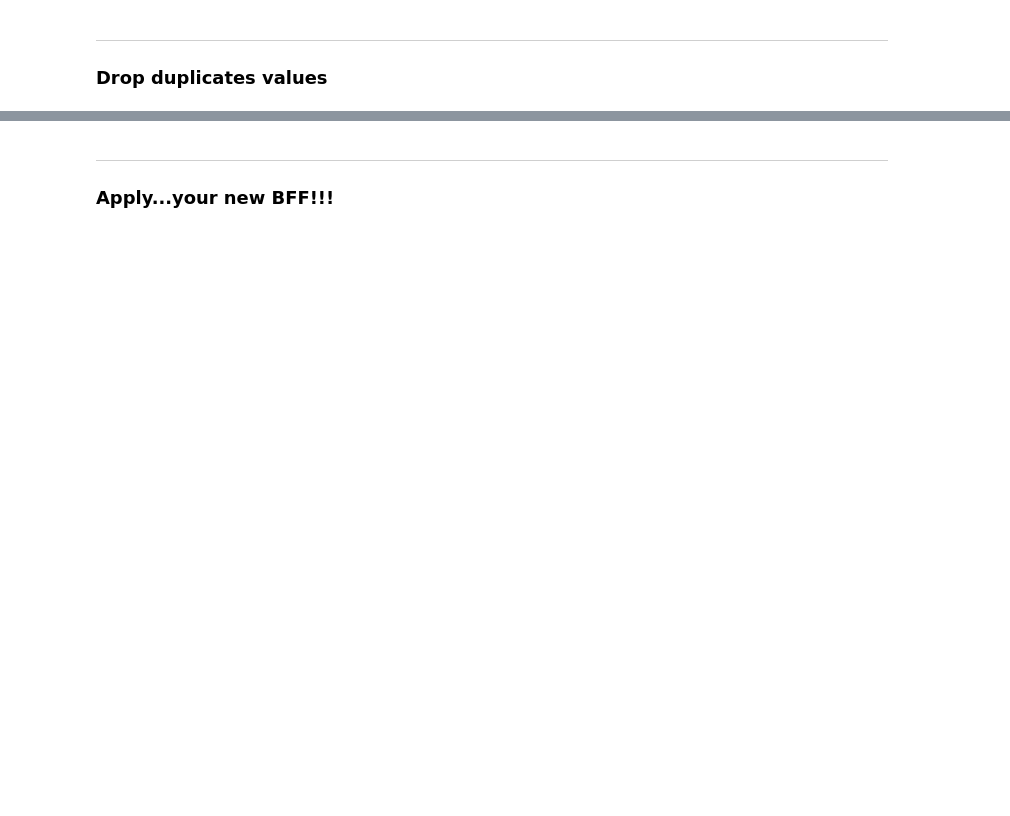
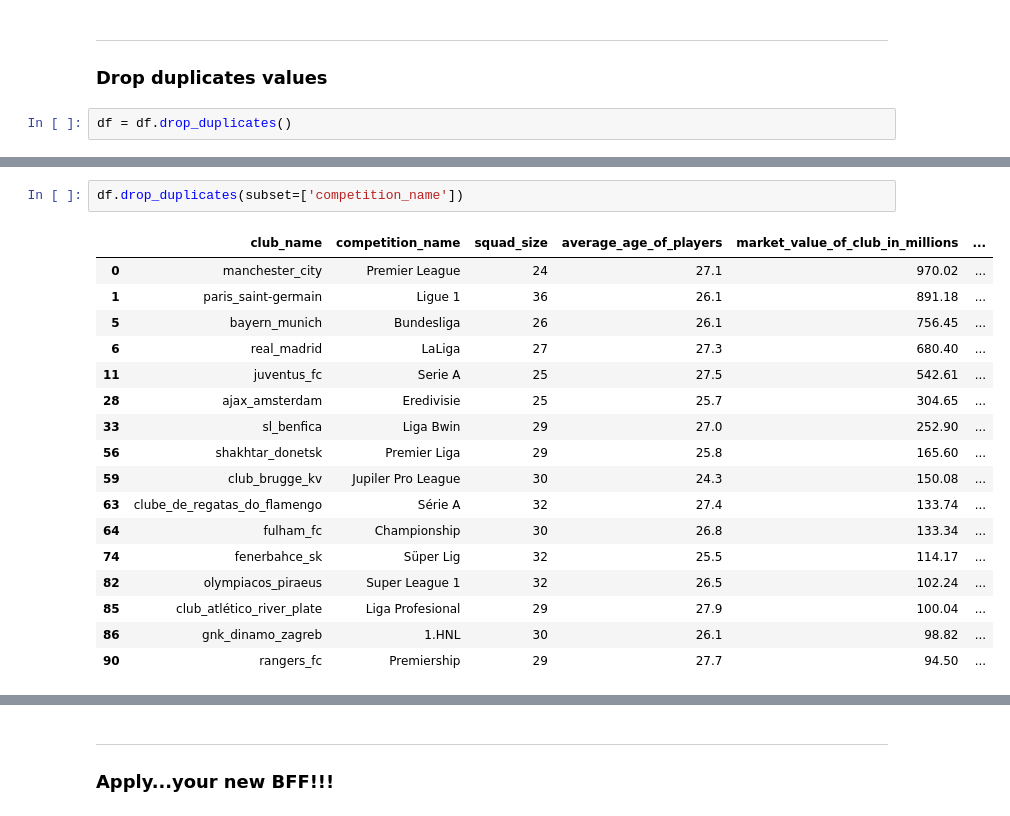
Before and after one commit to dataptmad0124/lessons, a Jupyter notebook: m1/20240203_etl_pandas_cleaning.ipynb, the cells around one changed output, grey strips where cells are left out. Cells and saved outputs as stored; diff of their text form; blank space fills up the shorter version.

```diff
--- a/m1/20240203_etl_pandas_cleaning.ipynb
+++ b/m1/20240203_etl_pandas_cleaning.ipynb
@@ -562,3 +674,5 @@ df.fillna('hola').head()
 ---
 
 ### Drop duplicates values
+# %%
+df = df.drop_duplicates()
@@ -564,0 +683,20 @@ df.fillna('hola').head()
+# %%
+df.drop_duplicates(subset=['competition_name'])
+# %% [output]
+|  | club_name | competition_name | squad_size | average_age_of_players | market_value_of_club_in_millions | ... |
+| 0 | manchester_city | Premier League | 24 | 27.1 | 970.02 | ... |
+| 1 | paris_saint-germain | Ligue 1 | 36 | 26.1 | 891.18 | ... |
+| 5 | bayern_munich | Bundesliga | 26 | 26.1 | 756.45 | ... |
+| 6 | real_madrid | LaLiga | 27 | 27.3 | 680.40 | ... |
+| 11 | juventus_fc | Serie A | 25 | 27.5 | 542.61 | ... |
+| 28 | ajax_amsterdam | Eredivisie | 25 | 25.7 | 304.65 | ... |
+| 33 | sl_benfica | Liga Bwin | 29 | 27.0 | 252.90 | ... |
+| 56 | shakhtar_donetsk | Premier Liga | 29 | 25.8 | 165.60 | ... |
+| 59 | club_brugge_kv | Jupiler Pro League | 30 | 24.3 | 150.08 | ... |
+| 63 | clube_de_regatas_do_flamengo | Série A | 32 | 27.4 | 133.74 | ... |
+| 64 | fulham_fc | Championship | 30 | 26.8 | 133.34 | ... |
+| 74 | fenerbahce_sk | Süper Lig | 32 | 25.5 | 114.17 | ... |
+| 82 | olympiacos_piraeus | Super League 1 | 32 | 26.5 | 102.24 | ... |
+| 85 | club_atlético_river_plate | Liga Profesional | 29 | 27.9 | 100.04 | ... |
+| 86 | gnk_dinamo_zagreb | 1.HNL | 30 | 26.1 | 98.82 | ... |
+| 90 | rangers_fc | Premiership | 29 | 27.7 | 94.50 | ... |
```
Also changed, not shown: parts of 83 cells of this notebook.
